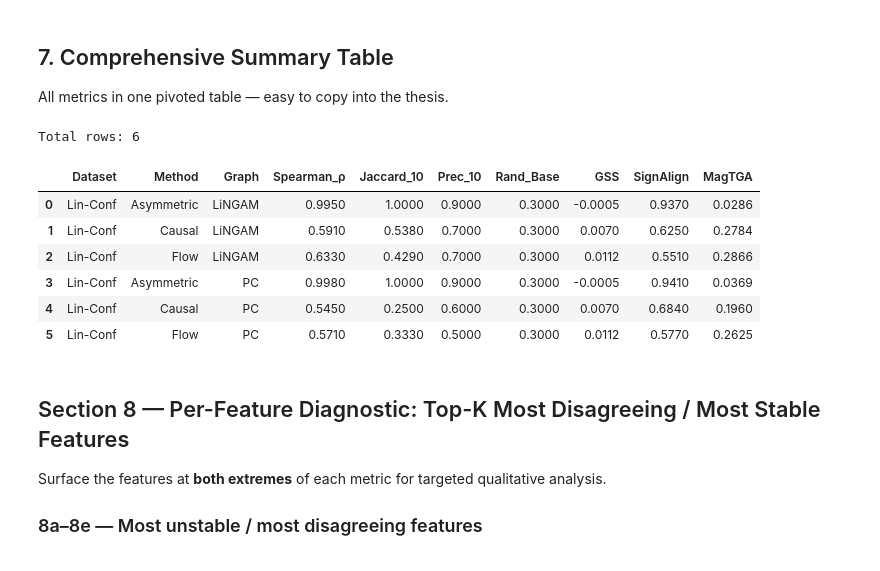
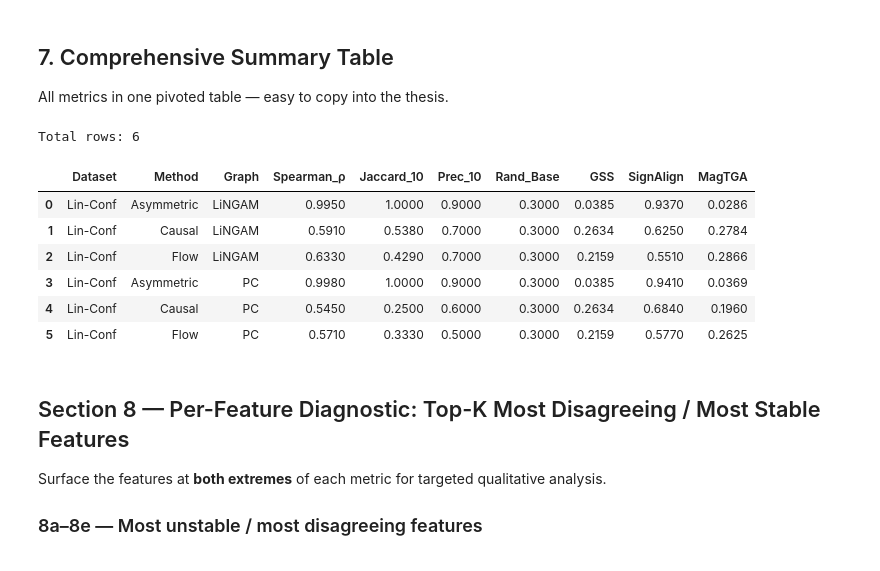
Before and after one commit to juanriosg12/master_thesis, a Jupyter notebook: notebooks/shapley_summary.ipynb, the cells around one changed output. Drawn from its saved outputs; the diff is of its cells as text; code cells hidden in the pictures.

```diff
--- a/notebooks/shapley_summary.ipynb
+++ b/notebooks/shapley_summary.ipynb
@@ -1005,8 +940,8 @@ fig_tga_scratch.update_layout(
 )
 fig_tga_scratch.show()
 # %%
-# ── 6c: Summary scatter — TGA vs Sign Disagreement (Traditional baseline) ───
-# X-axis: TGA, Y-axis: 1 - Sign Alignment (sign disagreement rate)
+# ── 6c: Summary scatter — |TGA| vs Sign Disagreement (Traditional baseline) ──
+# X-axis: |TGA| (absolute), Y-axis: 1 - Sign Alignment (sign disagreement rate)
 fig_summary_scratch = go.Figure()
 SEEN_METHODS_SCRATCH = set()
 
@@ -1038,10 +973,10 @@ for _, row in df_summary_scratch.iterrows():
             line   = dict(width=1.0, color="white"),
         ),
         hovertemplate=(
-            f"<b>{meth}</b> — {g}<br>"
+            f"<b>{meth}</b> \u2014 {g}<br>"
             f"Dataset: {ds}<br>"
-            "TGA: %{x:.4f}<br>"
-            "Sign disagreement (1−align): %{y:.3f}<extra></extra>"
+            "|TGA|: %{x:.4f}<br>"
+            "Sign disagreement (1\u2212align): %{y:.3f}<extra></extra>"
         ),
     ))
 
@@ -1055,31 +990,26 @@ for g_label, symbol in GRAPH_MARKERS.items():
         marker=dict(color="gray", symbol=symbol, size=11),
     ))
 
-# Reference line at TGA = 0
-fig_summary_scratch.add_vline(x=0, line=dict(dash="dot", color="lightgray", width=1.5))
-fig_summary_scratch.add_annotation(
-    x=0, y=0.48, text="TGA = 0 (matches Traditional)", showarrow=False,
-    font=dict(size=9, color="#aaaaaa"), xanchor="center", yanchor="bottom",
-)
+x_max = df_summary_scratch["MeanTGA"].max() * 1.2
 
 fig_summary_scratch.update_layout(
     title=dict(
-        text="Traditional Baseline Alignment Summary — All Datasets<br>"
-             "<sup>Colour = method, Shape = graph | Lower disagreement + TGA near 0 = closer to Traditional baseline</sup>",
+        text="Traditional Baseline Alignment Summary \u2014 All Datasets<br>"
+             "<sup>Colour = method, Shape = graph | Lower-left = closer to Traditional baseline</sup>",
         font=dict(size=12),
     ),
     xaxis=dict(
-        title="Magnitude TGA vs Traditional",
-        zeroline=True, zerolinewidth=1.5, zerolinecolor="gray",
+        title="Absolute TGA vs Traditional",
+        range=[0, x_max],
+        zeroline=False,
     ),
     yaxis=dict(
-        title="1 − Sign Alignment (sign disagreement rate)",
+        title="1 \u2212 Sign Alignment (sign disagreement rate)",
         range=[0, 0.5],
     ),
     height=480, width=660,
     legend=dict(x=1.02, y=1, xanchor="left", font=dict(size=11)),
     margin=dict(l=70, r=180, t=90, b=70),
-
 )
 fig_summary_scratch.show()
 # %%
@@ -1124,6 +1054,9 @@ for ds in DATASETS:
     n_feat        = len(feature_names)
     random_base   = len(y_parent_set) / n_feat
     scratch_ma    = mean_abs_shap(shap_data, "Scratch")
+
+    # Pre-compute absolute GSS via the canonical function (consistent with metric cells)
+    gss_feat_ds = compute_gss(shap_data, BASE_METHODS)
 
     for meth in BASE_METHODS:
         for g in DISC_GRAPHS:
@@ -1137,13 +1070,9 @@ for ds in DATASETS:
             prec_k10_set = set(np.argsort(ma)[-10:])
             prec_k10 = len(prec_k10_set & y_parent_set) / 10
 
-            # GSS — signed magnitude difference (no outer abs, no normalisation)
-            pc_k = f"{meth} (PC)"
-            lg_k = f"{meth} (LiNGAM)"
-            gss_val = np.nan
-            if pc_k in shap_data and lg_k in shap_data:
-                raw = (np.abs(shap_data[pc_k]) - np.abs(shap_data[lg_k])).mean(axis=0)
-                gss_val = float(np.mean(raw))
+            # GSS — absolute magnitude difference (consistent with compute_gss)
+            gss_arr = gss_feat_ds.get(meth)
+            gss_val = float(np.nanmean(gss_arr)) if gss_arr is not None else np.nan
 
             # Sign Alignment
             sa_row = df_sa[(df_sa["Dataset"] == DS_LABELS[ds]) &
@@ -1157,39 +1086,39 @@ for ds in DATASETS:
 
             rows_summary.append(dict(
                 Dataset    = DS_LABELS[ds],
                 Method     = meth,
                 Graph      = g,
                 Spearman_ρ = round(float(rho), 3),
                 Jaccard_10 = round(float(j_k10), 3),
                 Prec_10    = round(float(prec_k10), 3),
                 Rand_Base  = round(float(random_base), 3),
                 GSS        = round(float(gss_val), 4) if not np.isnan(gss_val) else np.nan,
                 SignAlign  = round(float(sa_val), 3)  if not np.isnan(sa_val) else np.nan,
                 MagTGA     = round(float(tga_val), 4) if not np.isnan(tga_val) else np.nan,
             ))
 
 df_summary = (
     pd.DataFrame(rows_summary)
     .sort_values(["Dataset", "Graph", "Method"])
     .reset_index(drop=True)
 )
 
 pd.set_option("display.max_rows", 100)
 pd.set_option("display.float_format", "{:.4f}".format)
 pd.set_option("display.max_columns", 20)
 pd.set_option("display.width", 120)
 
 print(f"Total rows: {len(df_summary)}")
 df_summary
 # %% [output]
 Total rows: 6
 |  | Dataset | Method | Graph | Spearman_ρ | Jaccard_10 | Prec_10 | Rand_Base | GSS | SignAlign | MagTGA |
-| 0 | Lin-Conf | Asymmetric | LiNGAM | 0.9950 | 1.0000 | 0.9000 | 0.3000 | -0.0005 | 0.9370 | 0.0286 |
-| 1 | Lin-Conf | Causal | LiNGAM | 0.5910 | 0.5380 | 0.7000 | 0.3000 | 0.0070 | 0.6250 | 0.2784 |
-| 2 | Lin-Conf | Flow | LiNGAM | 0.6330 | 0.4290 | 0.7000 | 0.3000 | 0.0112 | 0.5510 | 0.2866 |
-| 3 | Lin-Conf | Asymmetric | PC | 0.9980 | 1.0000 | 0.9000 | 0.3000 | -0.0005 | 0.9410 | 0.0369 |
-| 4 | Lin-Conf | Causal | PC | 0.5450 | 0.2500 | 0.6000 | 0.3000 | 0.0070 | 0.6840 | 0.1960 |
-| 5 | Lin-Conf | Flow | PC | 0.5710 | 0.3330 | 0.5000 | 0.3000 | 0.0112 | 0.5770 | 0.2625 |
+| 0 | Lin-Conf | Asymmetric | LiNGAM | 0.9950 | 1.0000 | 0.9000 | 0.3000 | 0.0385 | 0.9370 | 0.0286 |
+| 1 | Lin-Conf | Causal | LiNGAM | 0.5910 | 0.5380 | 0.7000 | 0.3000 | 0.2634 | 0.6250 | 0.2784 |
+| 2 | Lin-Conf | Flow | LiNGAM | 0.6330 | 0.4290 | 0.7000 | 0.3000 | 0.2159 | 0.5510 | 0.2866 |
+| 3 | Lin-Conf | Asymmetric | PC | 0.9980 | 1.0000 | 0.9000 | 0.3000 | 0.0385 | 0.9410 | 0.0369 |
+| 4 | Lin-Conf | Causal | PC | 0.5450 | 0.2500 | 0.6000 | 0.3000 | 0.2634 | 0.6840 | 0.1960 |
+| 5 | Lin-Conf | Flow | PC | 0.5710 | 0.3330 | 0.5000 | 0.3000 | 0.2159 | 0.5770 | 0.2625 |
 # %% [markdown]
 ## Section 8 — Per-Feature Diagnostic: Top-K Most Disagreeing / Most Stable Features
 
```
Also changed, not shown: parts of 5 cells of this notebook, 30 other files.
